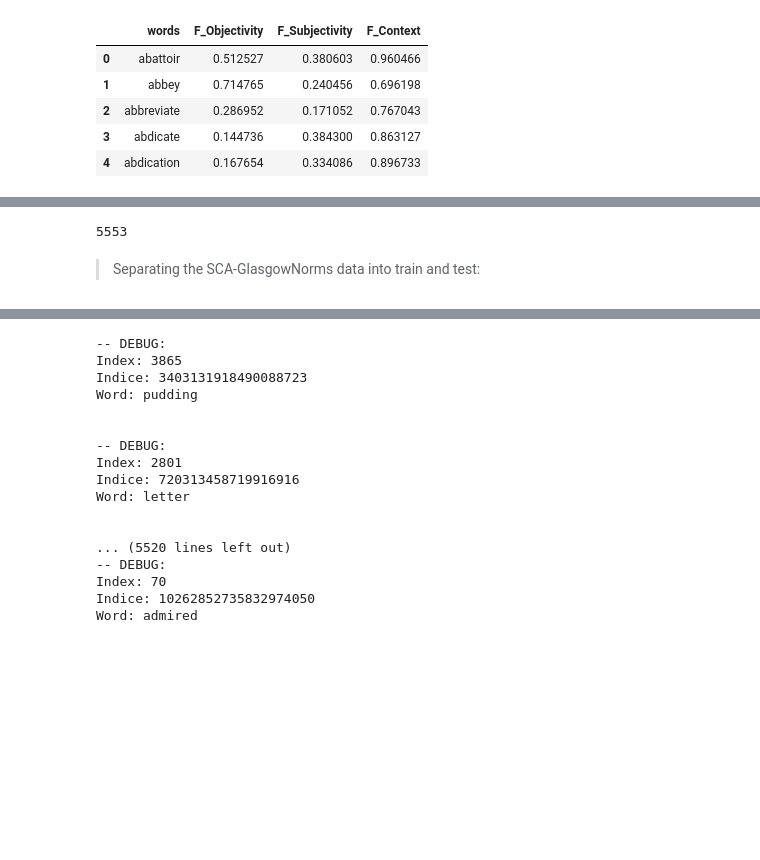
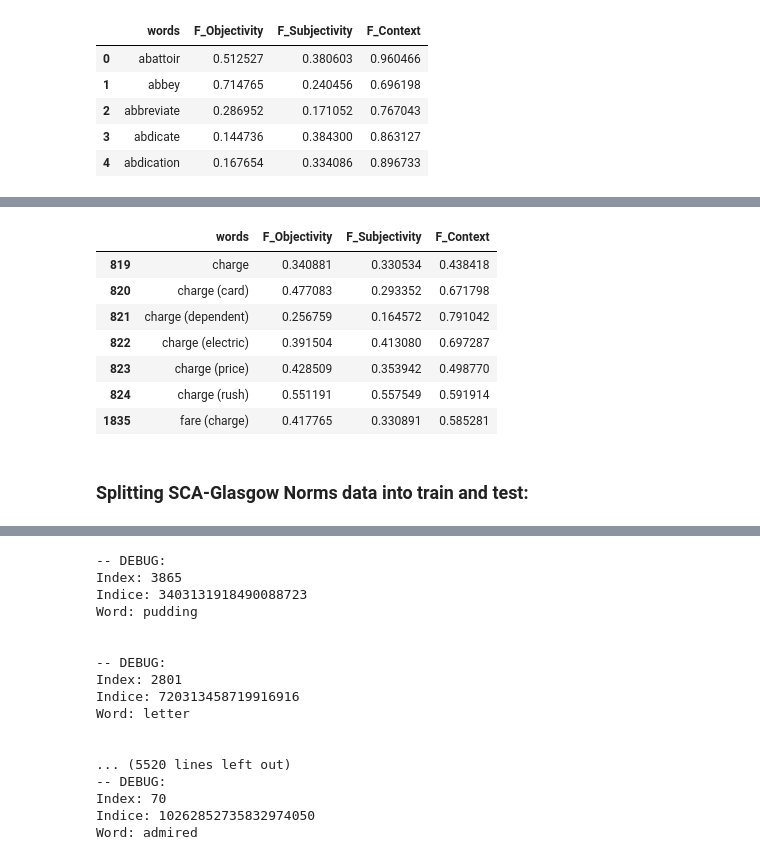
Before and after one commit to tbnsilveira/semantic_classifier, a Jupyter notebook: notebooks/Exp01_SCA_WE.ipynb, the cells around one changed output, grey strips where cells are left out. Drawn from its saved outputs; the diff is of its cells as text; code cells hidden in the pictures; blank space fills up the shorter version.

```diff
--- a/notebooks/Exp01_SCA_WE.ipynb
+++ b/notebooks/Exp01_SCA_WE.ipynb
@@ -113,0 +183,11 @@ df_factors.head()
+# %%
+df_factors[df_factors['words'].str.contains('charge')]
+# %% [output]
+|  | words | F_Objectivity | F_Subjectivity | F_Context |
+| 819 | charge | 0.340881 | 0.330534 | 0.438418 |
+| 820 | charge (card) | 0.477083 | 0.293352 | 0.671798 |
+| 821 | charge (dependent) | 0.256759 | 0.164572 | 0.791042 |
+| 822 | charge (electric) | 0.391504 | 0.413080 | 0.697287 |
+| 823 | charge (price) | 0.428509 | 0.353942 | 0.498770 |
+| 824 | charge (rush) | 0.551191 | 0.557549 | 0.591914 |
+| 1835 | fare (charge) | 0.417765 | 0.330891 | 0.585281 |
@@ -123,9 +218,5 @@ SCA_embedding_rows =  nlp.vocab.vectors.find(keys=SCA_words)
-# %%
-len(SCA_embedding_rows)
-# %% [output]
-5553
 # %% [markdown]
-> Separating the SCA-GlasgowNorms data into train and test:
+### Splitting SCA-Glasgow Norms data into train and test:
 # %%
 from sklearn.model_selection import train_test_split
 
```
Also changed, not shown: parts of 28 cells of this notebook.
